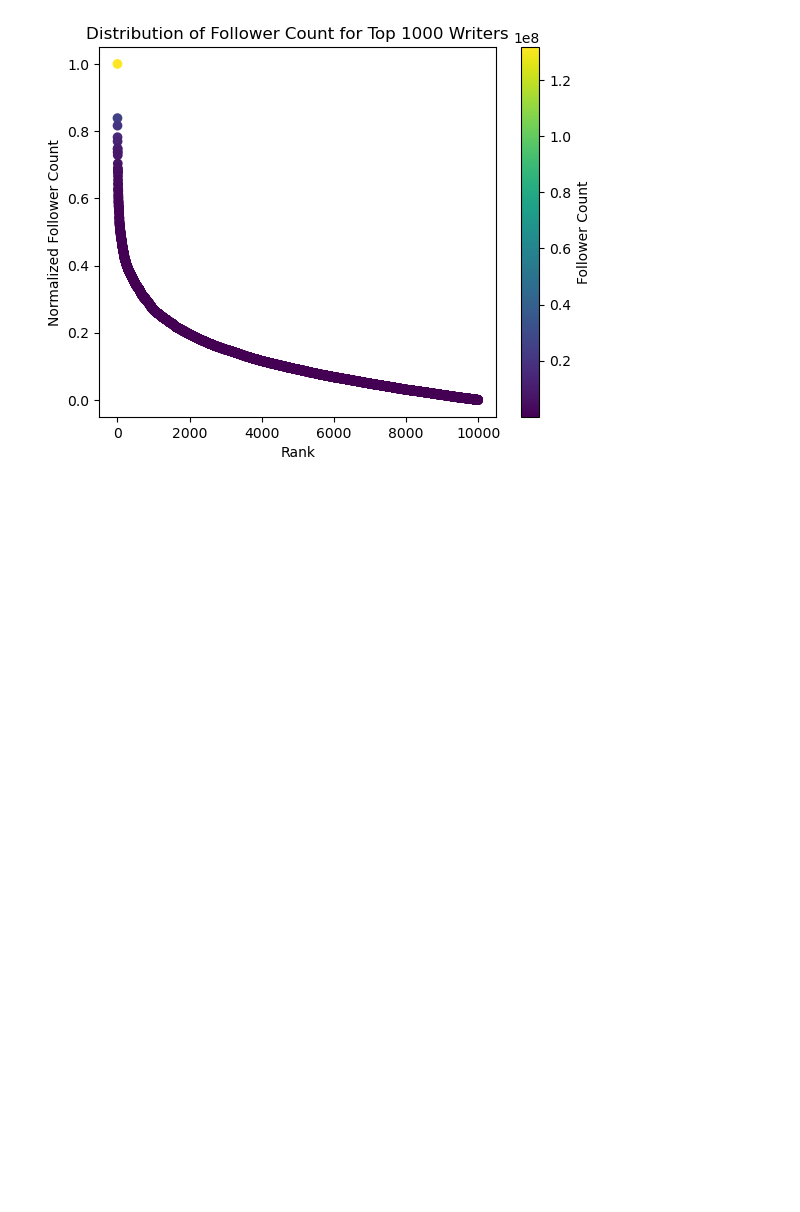
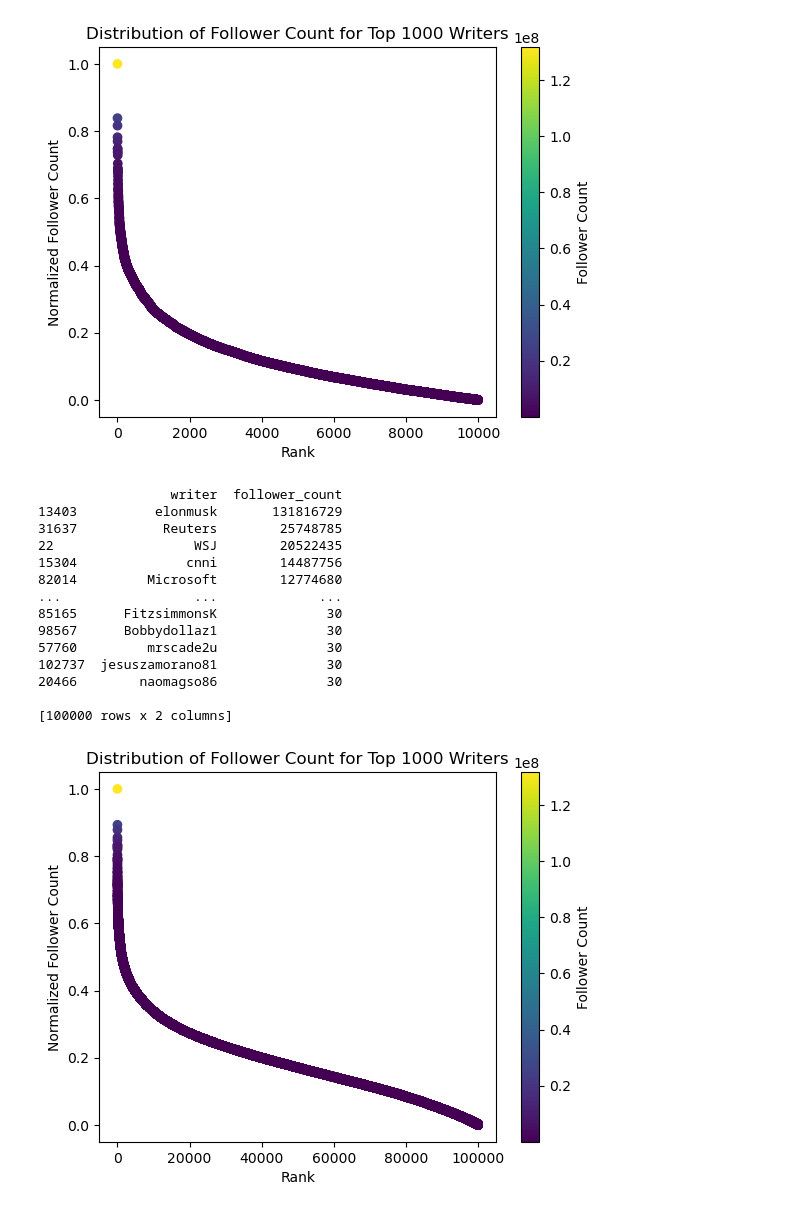
Before and after one commit to naronchen/sentiment-integration-for-tech-stock-forecasting, a Jupyter notebook: Visualization.ipynb, the cells around one changed output. Drawn from its saved outputs; the diff is of its cells as text; code cells hidden in the pictures; blank space fills up the shorter version.

```diff
--- a/Visualization.ipynb
+++ b/Visualization.ipynb
@@ -1,14 +0,0 @@
-# %%
-import matplotlib.pyplot as plt
-import pandas as pd
-
-# Read the follower_count file into a pandas dataframe
-df = pd.read_csv('Data/follower_counts.csv')
-
-# Plot the data using a bar chart
-plt.bar(df['writer'], df['follower_count'])
-plt.xticks(rotation=90)
-plt.xlabel('Writer Name')
-plt.ylabel('Follower Count')
-plt.title('Follower Count by Writer')
-plt.show()
@@ -78,3 +76,34 @@ plt.show()
 
 [10000 rows x 2 columns]
 [figure]
+# %%
+
+df_top10000 = df.sort_values('follower_count', ascending=False).head(100000)
+print(df_top10000)
+
+# Apply logarithmic scaling and normalization to the follower count column
+log_follower_count = np.log10(df_top10000['follower_count'])
+norm_follower_count = (log_follower_count - log_follower_count.min()) / (log_follower_count.max() - log_follower_count.min())
+
+plt.scatter(np.arange(len(norm_follower_count)), norm_follower_count, c=df_top10000['follower_count'], cmap='viridis')
+plt.colorbar(label='Follower Count')
+plt.xlabel('Rank')
+plt.ylabel('Normalized Follower Count')
+plt.title('Distribution of Follower Count for Top 1000 Writers')
+plt.show()
+# %% [output]
+                 writer  follower_count
+13403          elonmusk       131816729
+31637           Reuters        25748785
+22                  WSJ        20522435
+15304              cnni        14487756
+82014         Microsoft        12774680
+...                 ...             ...
+85165      FitzsimmonsK              30
+98567      Bobbydollaz1              30
+57760         mrscade2u              30
+102737  jesuszamorano81              30
+20466        naomagso86              30
+
+[100000 rows x 2 columns]
+[figure, added]
```
Also changed, not shown: parts of 2 cells of this notebook.
